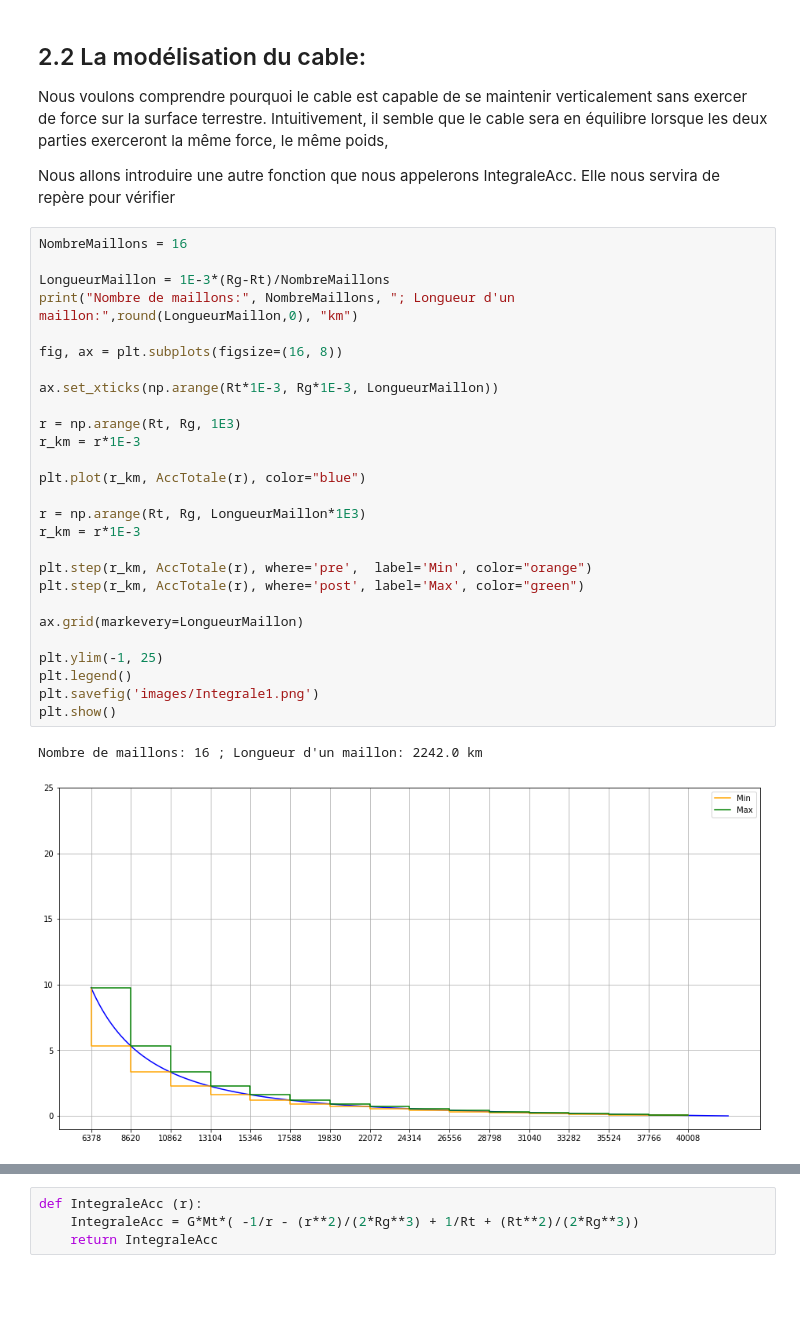
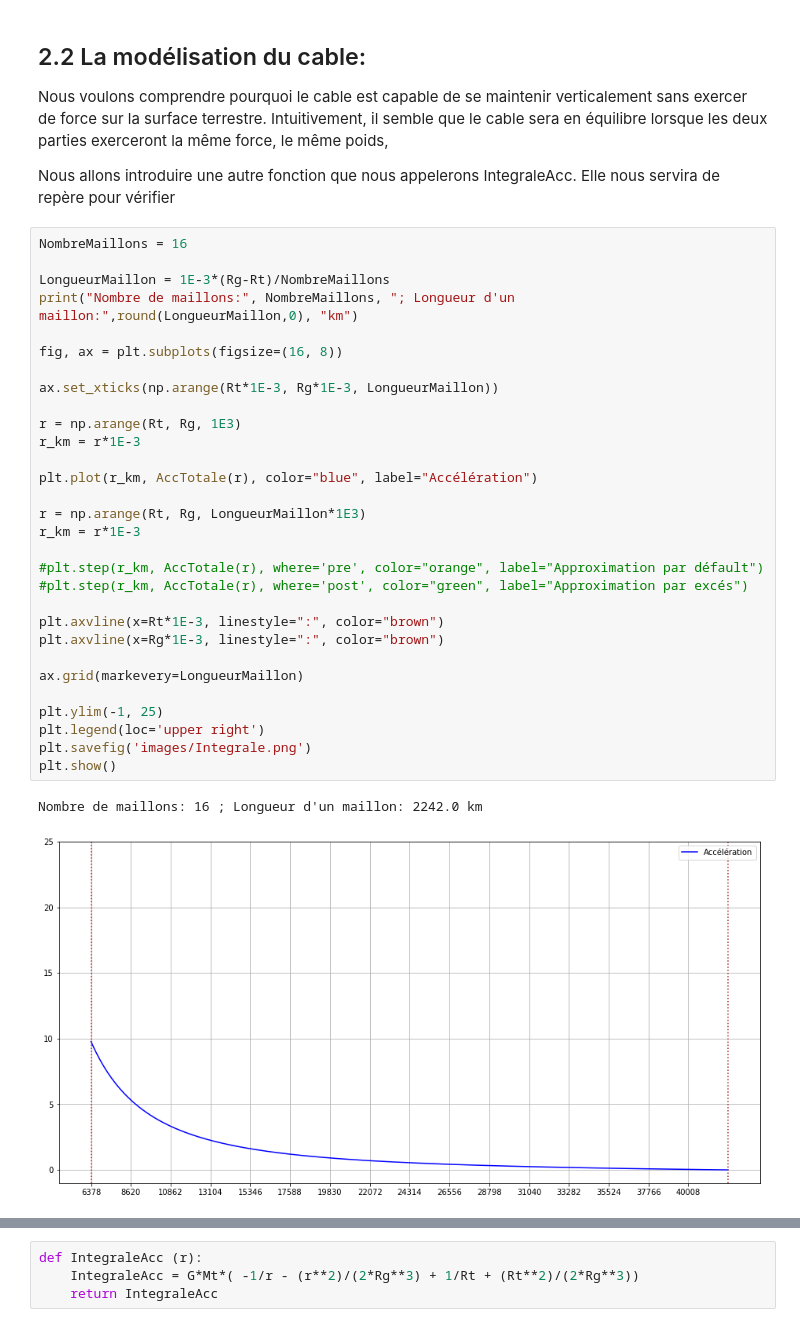
Before and after one commit to christophe-bonnefoy/TPE-SRR-2018, a Jupyter notebook: TPE-Ascenseur-Spatial.ipynb, the cells around one changed output, grey strips where cells are left out. Drawn from its saved outputs; the diff is of its cells as text; blank space fills up the shorter version.

```diff
--- a/TPE-Ascenseur-Spatial.ipynb
+++ b/TPE-Ascenseur-Spatial.ipynb
@@ -155,31 +156,34 @@ Nous allons introduire une autre fonction que nous appelerons IntegraleAcc. Elle
 # %%
 NombreMaillons = 16
 
 LongueurMaillon = 1E-3*(Rg-Rt)/NombreMaillons
 print("Nombre de maillons:", NombreMaillons, "; Longueur d'un maillon:",round(LongueurMaillon,0), "km")
 
 fig, ax = plt.subplots(figsize=(16, 8))
 
 ax.set_xticks(np.arange(Rt*1E-3, Rg*1E-3, LongueurMaillon))
 
 r = np.arange(Rt, Rg, 1E3)
 r_km = r*1E-3
 
-plt.plot(r_km, AccTotale(r), color="blue")
+plt.plot(r_km, AccTotale(r), color="blue", label="Accélération")
 
 r = np.arange(Rt, Rg, LongueurMaillon*1E3)
 r_km = r*1E-3
 
-plt.step(r_km, AccTotale(r), where='pre',  label='Min', color="orange")
-plt.step(r_km, AccTotale(r), where='post', label='Max', color="green")
+#plt.step(r_km, AccTotale(r), where='pre', color="orange", label="Approximation par défault")
+#plt.step(r_km, AccTotale(r), where='post', color="green", label="Approximation par excés")
+
+plt.axvline(x=Rt*1E-3, linestyle=":", color="brown")
+plt.axvline(x=Rg*1E-3, linestyle=":", color="brown")
 
 ax.grid(markevery=LongueurMaillon)
 
 plt.ylim(-1, 25)
-plt.legend()
-plt.savefig('images/Integrale1.png')
+plt.legend(loc='upper right')
+plt.savefig('images/Integrale.png')
 plt.show()
 # %% [output]
 Nombre de maillons: 16 ; Longueur d'un maillon: 2242.0 km
-[figure, old version]
+[figure, new version]
 # %% [markdown]
```
Also changed, not shown: parts of 19 cells of this notebook, 8 other files.
